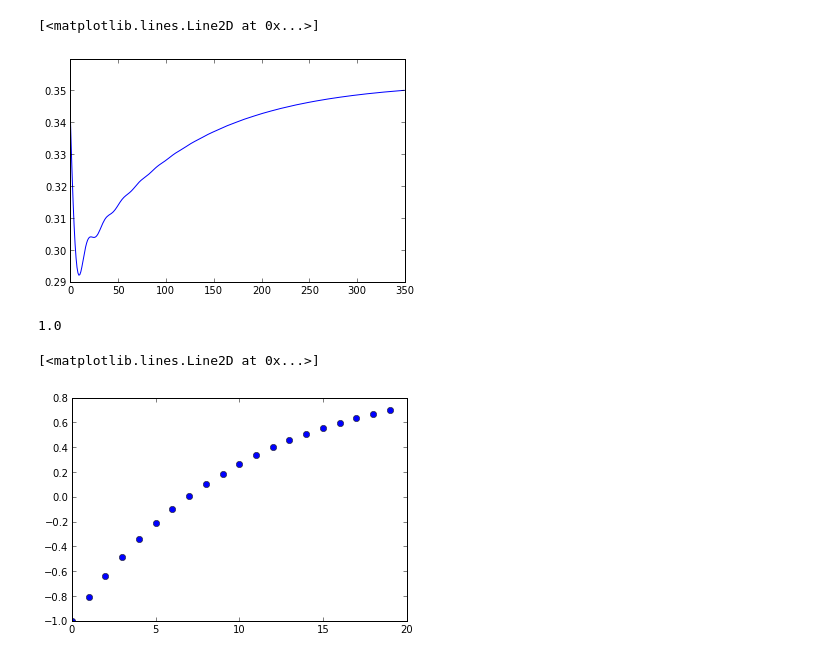
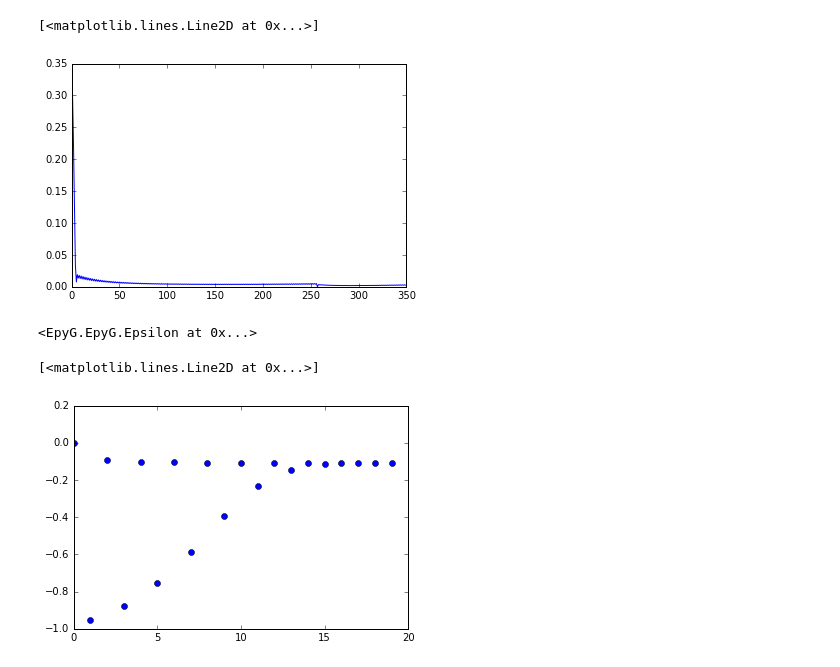
Before and after one commit to brennerd11/EpyG, a Jupyter notebook: EpyG/examples/Untitled0.ipynb, the cells around one changed output. Saved outputs shown, nothing was run; the diff lists cells and outputs as text; code cells hidden in the pictures.

```diff
--- a/EpyG/examples/Untitled0.ipynb
+++ b/EpyG/examples/Untitled0.ipynb
@@ -5,40 +13,46 @@ import EpyG as epg
 # %%
 %autoreload 2
-graph = epg.EpyG()
+graph = EpyG.EpyG()
 
-s = epg.Shift()
-e = epg.Epsilon(exp(-10/1000.0),exp(-2.5/100.0))
+s = EpyG.Shift()
+e = EpyG.Epsilon(-10/1000.0,-2.5/100.0)
 
 v = []
 ph = 0.0
 incr = 0.0
 for i in range(350):
-    t = epg.Transform(deg2rad(20.0),ph)
+    t = EpyG.Transform(deg2rad(20.0),ph)
 #    t.alpha=deg2rad(20.0)
     t*graph
     v.append(graph.get_F(0))
     s*(e*(graph))
 
 
 
 plot(abs((array(v))))
 # %% [output]
 [<matplotlib.lines.Line2D at 0x...>]
-[figure, old version]
+[figure, new version]
+# %%
+e
+# %% [output]
+<EpyG.EpyG.Epsilon at 0x...>
 # %%
 %autoreload 2
-graph = epg.EpyG()
-print graph.meq
-t = epg.Transform(deg2rad(180.0),0.0)
-e = epg.Epsilon(exp(-10.0/100),1.0)
+graph = EpyG.EpyG()
+
+t = EpyG.Transform(deg2rad(90.0),0.0)
+e = EpyG.Epsilon(10.0/100,10.0/100.0)
 v = []
-t*graph
+obs = EpyG.Observer(F_states=(0,1,2))
+
 for i in range(20):
+    t*graph
     v.append(graph.get_Z(0))
     e*graph
+    obs*graph
 
 plot(array(v),'o')
 # %% [output]
-1.0
+[<matplotlib.lines.Line2D at 0x...>]
-[<matplotlib.lines.Line2D at 0x...>]
-[figure, old version]
+[figure, new version]
```
Also changed, not shown: parts of 13 cells of this notebook, 3 other files.
